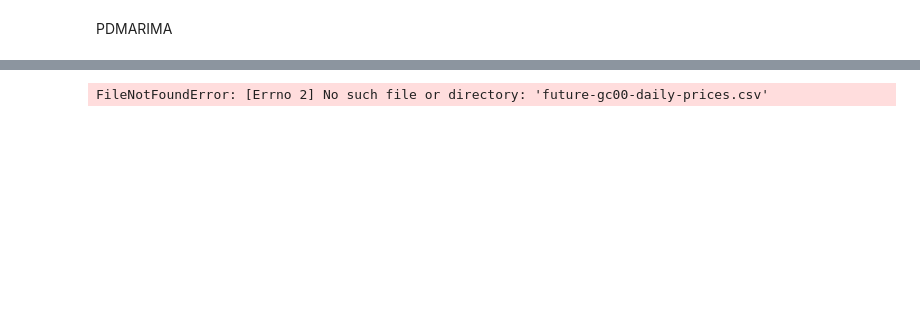
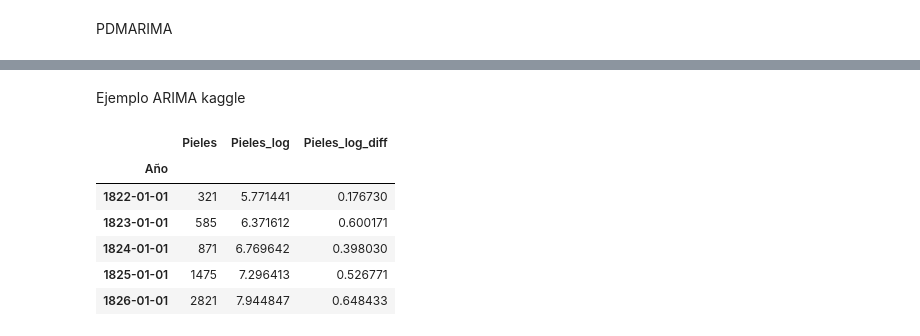
Before and after one commit to davidraamirez/drift-detection_data-augmentation, a Jupyter notebook: Modelos_prediccion/Modelos_autorregresivos.ipynb, the cells around one changed output, grey strips where cells are left out. Drawn from its saved outputs; the diff is of its cells as text; code cells hidden in the pictures; blank space fills up the shorter version.

```diff
--- a/Modelos_prediccion/Modelos_autorregresivos.ipynb
+++ b/Modelos_prediccion/Modelos_autorregresivos.ipynb
@@ -212 +270,3 @@ MODELOS ARIMA
+# %% [markdown]
+Ejemplo ARIMA kaggle
 # %%
@@ -219,4 +293,37 @@ from sklearn.metrics import mean_squared_error
-# %%
-data = pd.read_csv("future-gc00-daily-prices.csv", index_col="Date")
-# %% [output]
-FileNotFoundError: [Errno 2] No such file or directory: 'future-gc00-daily-prices.csv'
+# %%
+# generamos una lista de 110 años para nuestre serie temporal
+años = np.arange(1821, 1931)
+
+# la cantidad de pieles de linces captadas cada año
+
+Pieles = [
+269, 321, 585, 871, 1475, 2821, 3928, 5943, 4950, 2577,
+523, 98, 184, 279, 409, 2285, 2685, 3409, 1824, 409,
+151, 45, 68, 213, 546, 1033, 2129, 2536, 957, 361,
+377, 225, 360, 731, 1638, 2725, 2871, 2119, 684, 299,
+236, 245, 552, 1623, 3311, 6721, 4254, 687, 255, 473,
+358, 784, 1594, 1676, 2251, 1426, 756, 299, 201, 229,
+469, 736, 2042, 2811, 4431, 2511, 389, 73, 39, 49,
+59, 188, 377, 1292, 4031, 3495, 587, 105, 387, 758,
+1307, 3465, 6991, 6313, 3794, 1836, 345, 382, 808, 1388,
+2713, 3800, 3091, 2985, 790, 674, 81, 80, 108, 229,
+1132, 2432, 3574, 2935, 1537, 529, 485, 662, 1000, 1590
+]
+# %%
+# generamos el dataframe completo de nuestro análisis
+df = pd.DataFrame([años, Pieles]).T
+df.columns = ["Año", "Pieles"]
+df["Pieles_log"] = df["Pieles"].apply(np.log)
+df["Pieles_log_diff"] = df["Pieles_log"].diff() #Resta el valor del año anterior en este caso (siempre la fecha anterior a la que indiques)
+df["Año"] = pd.to_datetime(df["Año"], format = "%Y")
+df.set_index("Año", inplace = True)
+df.dropna(inplace = True, axis = "rows")
+df.head()
+# %% [output]
+|  | Pieles | Pieles_log | Pieles_log_diff |
+| Año |  |  |  |
+| 1822-01-01 | 321 | 5.771441 | 0.176730 |
+| 1823-01-01 | 585 | 6.371612 | 0.600171 |
+| 1824-01-01 | 871 | 6.769642 | 0.398030 |
+| 1825-01-01 | 1475 | 7.296413 | 0.526771 |
+| 1826-01-01 | 2821 | 7.944847 | 0.648433 |
```
Also changed, not shown: parts of 33 cells of this notebook, 1 other file.
